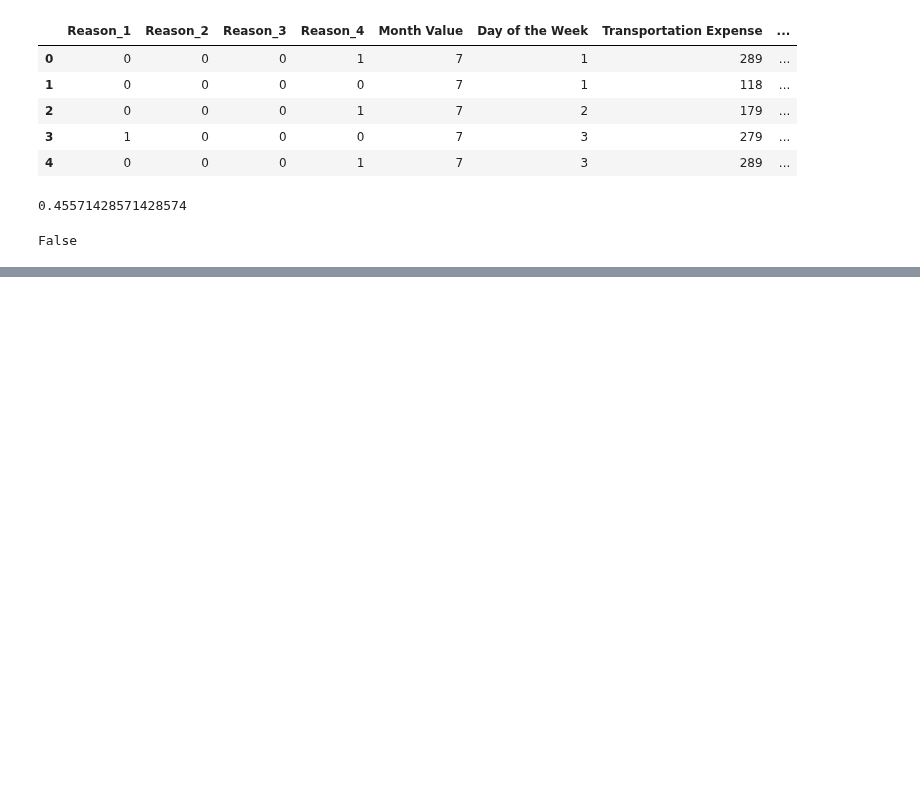
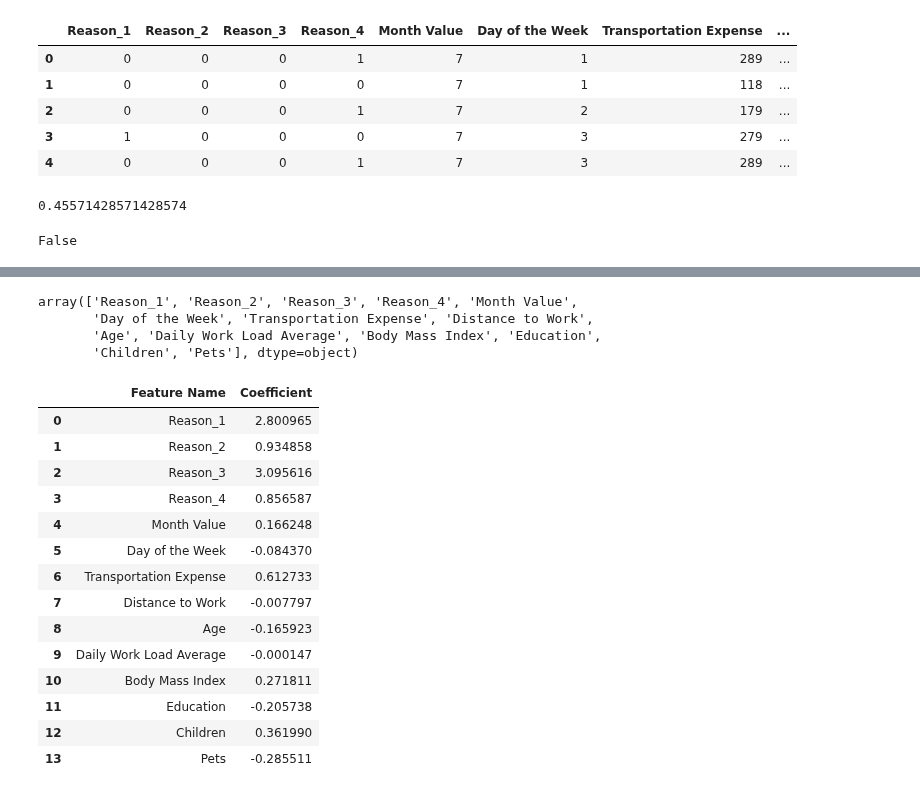
Before and after one commit to hakankorpe/2024, a Jupyter notebook: Absenteeism Exercise.ipynb, the cells around one changed output, grey strips where cells are left out. Cells and saved outputs as stored; diff of their text form; code cells hidden in the pictures; blank space fills up the shorter version.

```diff
--- a/Absenteeism Exercise.ipynb
+++ b/Absenteeism Exercise.ipynb
@@ -137,0 +247,5 @@ absenteeism_scaler = StandardScaler()
+# %%
+# train_size 0.8 -> 0.8 train data, 0.2 test data
+# random_state helps data to be consistent while splitting across multiple tries while shuffling
+# if not selected, everytime we run this code new splits will occur which makes hard to play with hyperparameters
+x_train, x_test, y_train, y_test = train_test_split(scaled_inputs, targets, train_size=0.8, random_state=20)
@@ -137,0 +281,7 @@ absenteeism_scaler = StandardScaler()
+# %%
+unscaled_inputs.columns.values
+# %% [output]
+array(['Reason_1', 'Reason_2', 'Reason_3', 'Reason_4', 'Month Value',
+       'Day of the Week', 'Transportation Expense', 'Distance to Work',
+       'Age', 'Daily Work Load Average', 'Body Mass Index', 'Education',
+       'Children', 'Pets'], dtype=object)
@@ -137,0 +290,22 @@ absenteeism_scaler = StandardScaler()
+# %%
+summary_table = pd.DataFrame(columns=["Feature Name"], data= feature_name)
+
+summary_table["Coefficient"] = np.transpose(reg.coef_)
+
+summary_table
+# %% [output]
+|  | Feature Name | Coefficient |
+| 0 | Reason_1 | 2.800965 |
+| 1 | Reason_2 | 0.934858 |
+| 2 | Reason_3 | 3.095616 |
+| 3 | Reason_4 | 0.856587 |
+| 4 | Month Value | 0.166248 |
+| 5 | Day of the Week | -0.084370 |
+| 6 | Transportation Expense | 0.612733 |
+| 7 | Distance to Work | -0.007797 |
+| 8 | Age | -0.165923 |
+| 9 | Daily Work Load Average | -0.000147 |
+| 10 | Body Mass Index | 0.271811 |
+| 11 | Education | -0.205738 |
+| 12 | Children | 0.361990 |
+| 13 | Pets | -0.285511 |
```
Also changed, not shown: parts of 25 cells of this notebook.
